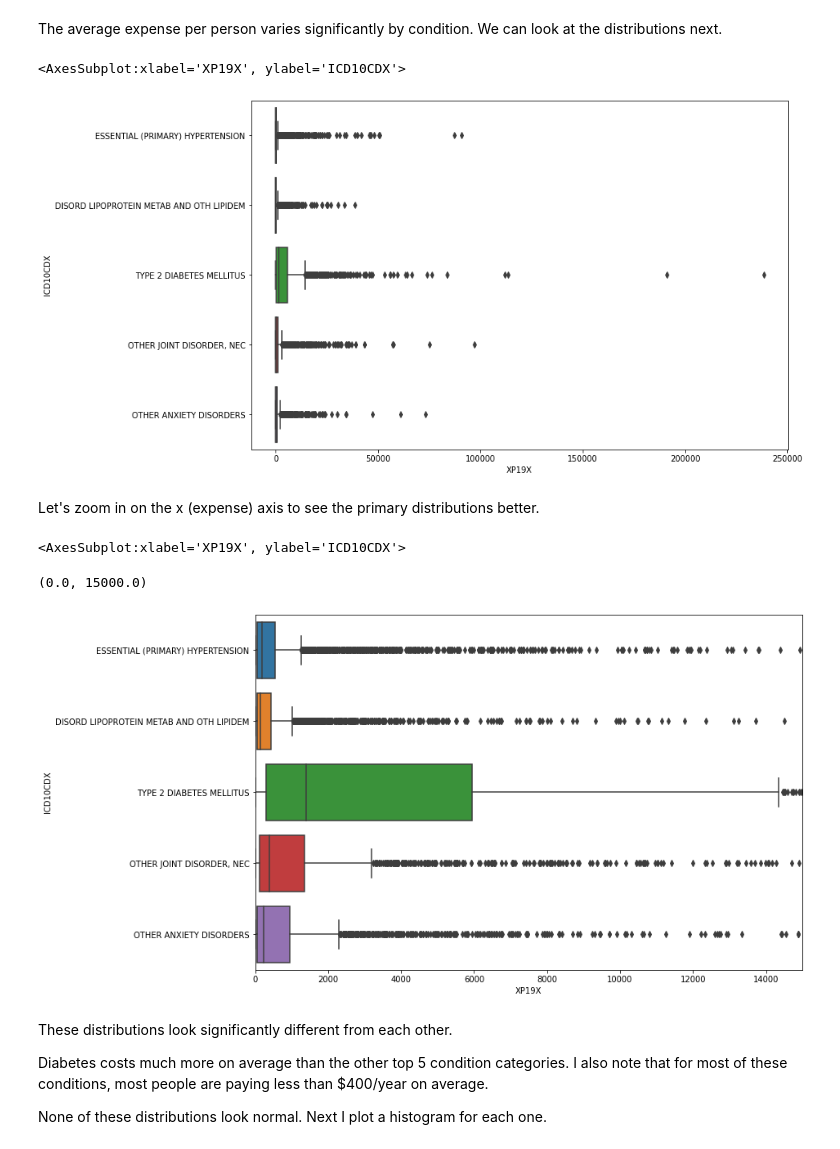
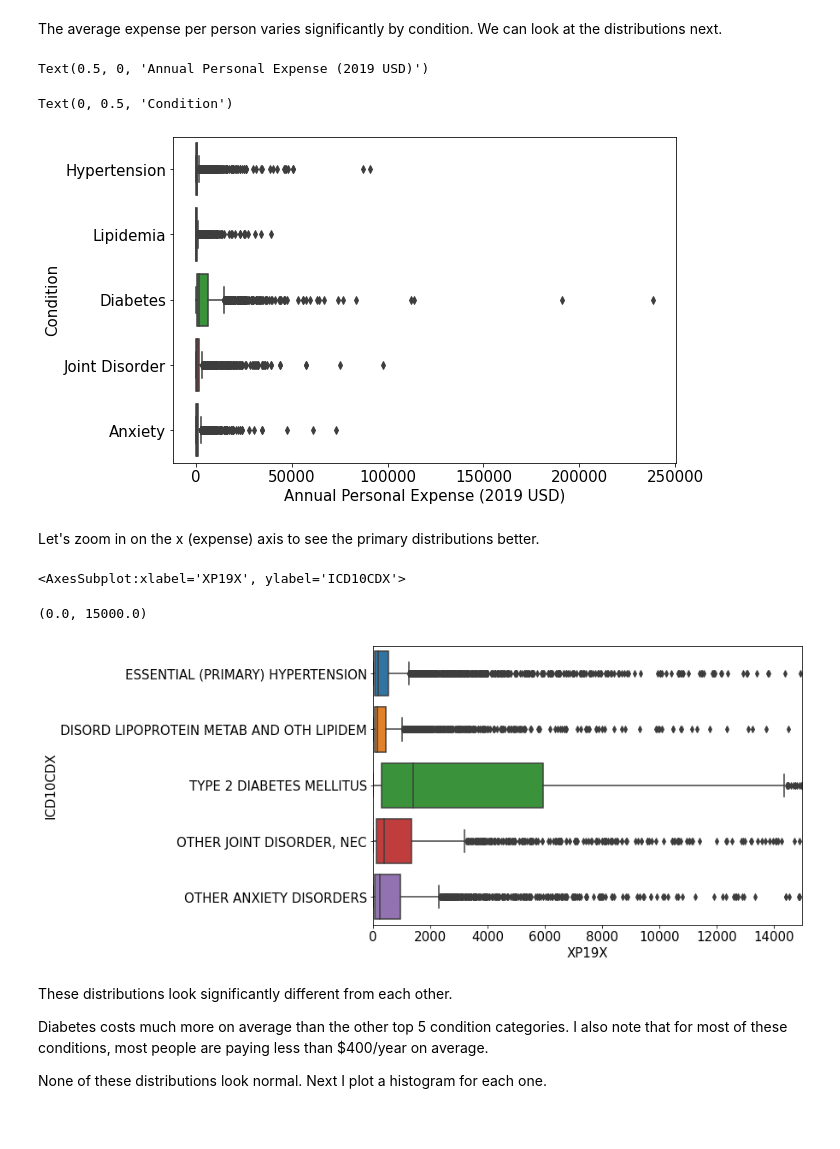
Before and after one commit to reesepetersen/profile, a Jupyter notebook: meps_data/expenditures_by_condition.ipynb, the cells around one changed output. Cells and saved outputs as stored; diff of their text form; code cells hidden in the pictures.

```diff
--- a/meps_data/expenditures_by_condition.ipynb
+++ b/meps_data/expenditures_by_condition.ipynb
@@ -32,7 +32,7 @@ The questionnaire sections and data collection process can be obtained from http
 Importing libraries:
 # %%
 import matplotlib.pyplot as plt # plotting
-plt.rcParams['figure.figsize']=[12,8] # set figure size
+plt.rcParams['figure.figsize']=[9,6] # set figure size
 import numpy as np # data management, analysis
 import pandas as pd # data processing, plotting
 import seaborn as sns # data plotting
@@ -83,3 +83,12 @@ ICD10CDX_df.sort_values(by='WEIGHTED BY perwt19f', ascending=False).head(10)
 | 155 | J45 | ASTHMA | 1783 | 19120005.61 |
 | 229 | M54 | DORSALGIA | 1738 | 18844197.92 |
 | 214 | M19 | OTHER AND UNSPECIFIED OSTEOARTHRITIS | 1764 | 17897016.92 |
+# %%
+slide_friendly_top5_total_affected_df = ICD10CDX_df[['ICD10CDX','PERWT19F']].copy()
+slide_friendly_top5_total_affected_df.rename(columns={'ICD10CDX':'Condition'}, inplace=True)
+slide_friendly_top5_total_affected_df['Americans Affected (Millions)'] = (slide_friendly_top5_total_affected_df['PERWT19F']/1000000).round()
+label_dict = {'ESSENTIAL (PRIMARY) HYPERTENSION':'Hypertension','DISORD LIPOPROTEIN METAB AND OTH LIPIDEM':'Lipidemia','OTHER ANXIETY DISORDERS':'Anxiety','TYPE 2 DIABETES MELLITUS':'Diabetes','OTHER JOINT DISORDER, NEC':'Joint Disorder','CHRONIC ISCHEMIC HEART DISEASE':'Heart Disease','OTHER AND UNSPECIFIED OSTEOARTHRITIS':'Osteoarthritis'}
+slide_friendly_top5_total_affected_df.replace(to_replace=label_dict, inplace=True)
+top5_total_affected_barh = slide_friendly_top5_total_affected_df.sort_values(by='Americans Affected (Millions)',ascending=False).drop(0).head(5).reset_index()[['Condition','Americans Affected (Millions)']].plot.barh(x='Condition')
+plt.rcParams.update({'font.size':15})
+top5_total_affected_barh.set_ylabel('Condition',size=15)
@@ -207,10 +232,17 @@ joint_df = cond_expns_posXPWT_df[(cond_expns_posXPWT_df['ICD10CDX']=='M25')]
 # %%
 top5_df = cond_expns_posXPWT_df[(cond_expns_posXPWT_df['ICD10CDX'].isin(['I10','E78','F41','E11','M25']))].replace(to_replace=ICD10CDX_translation_dict)
 # %%
-sns.boxplot(y='ICD10CDX', x='XP19X', data=top5_df, orient='h')
+top5_copy_df = top5_df.copy()
+top5_copy_df.replace(to_replace=label_dict, inplace=True)
+fulldists = sns.boxplot(y='ICD10CDX', x='XP19X', data=top5_copy_df, orient='h')
+fulldists.set_xlabel('Annual Personal Expense (2019 USD)', fontsize=15)
+fulldists.set_ylabel('Condition', fontsize=15)
+fulldists.tick_params(labelsize=15)
+#plt.xlim(0,15000)
 # %% [output]
-<AxesSubplot:xlabel='XP19X', ylabel='ICD10CDX'>
+Text(0.5, 0, 'Annual Personal Expense (2019 USD)')
+Text(0, 0.5, 'Condition')
-[figure, old version]
+[figure, new version]
 # %% [markdown]
 Let's zoom in on the x (expense) axis to see the primary distributions better.
 # %%
@@ -219,7 +251,7 @@ plt.xlim(0,15000)
 # %% [output]
 <AxesSubplot:xlabel='XP19X', ylabel='ICD10CDX'>
 (0.0, 15000.0)
-[figure, old version]
+[figure, new version]
 # %% [markdown]
 These distributions look significantly different from each other.
 
```
Also changed, not shown: parts of 5 cells of this notebook, 3 other files.
